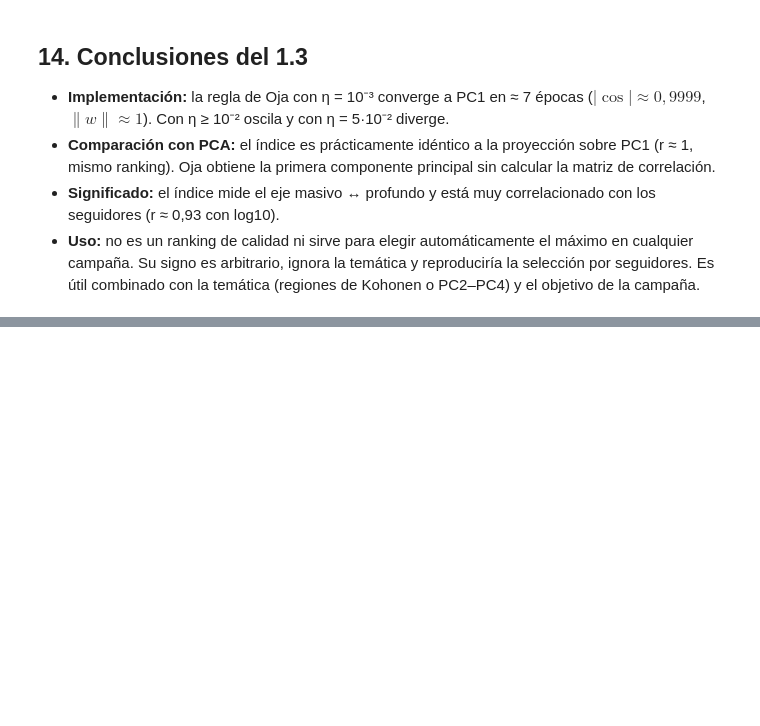
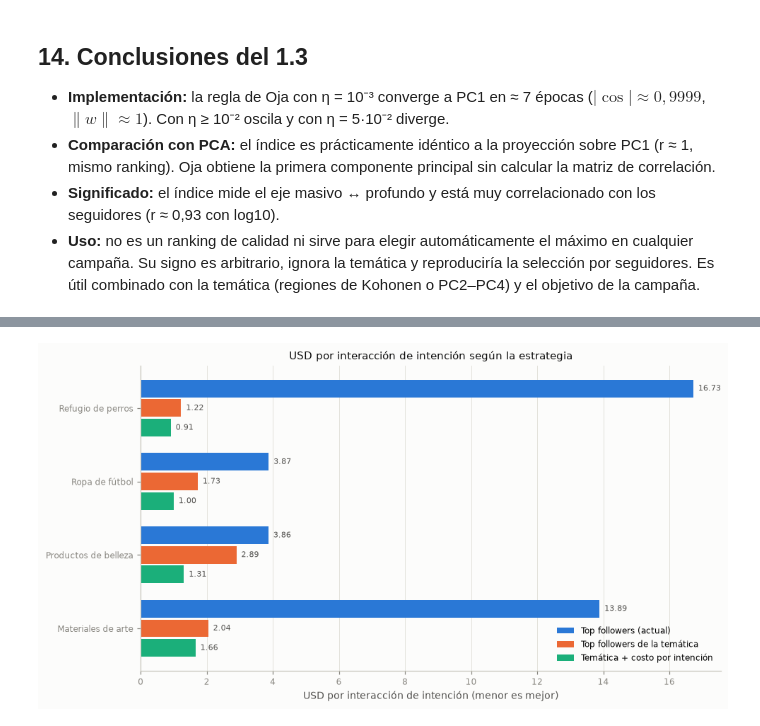
Before and after one commit to yakdudi12/DIAO2A, a Jupyter notebook: TP4/ejercicio1.ipynb, the cells around one changed output, grey strips where cells are left out. Saved outputs shown, nothing was run; the diff lists cells and outputs as text; code cells hidden in the pictures; blank space fills up the shorter version.

Commit message:
feat: add campaign decisions to exercise 1 notebook

```diff
--- a/TP4/ejercicio1.ipynb
+++ b/TP4/ejercicio1.ipynb
@@ -558,0 +641,6 @@ El índice sirve como **una dimensión más para filtrar**, por ejemplo para ele
+# %%
+comparison = campaigns.compare_strategies(df, data.topic, pd.Series(oja_index))
+display(comparison)
+plots.plot_strategy_comparison(comparison, campaigns.OBJECTIVES["intención"])
+plt.show()
+# %% [output]
@@ -558,0 +661 @@ El índice sirve como **una dimensión más para filtrar**, por ejemplo para ele
+[figure, added]
```
Also changed, not shown: parts of 12 cells of this notebook.
